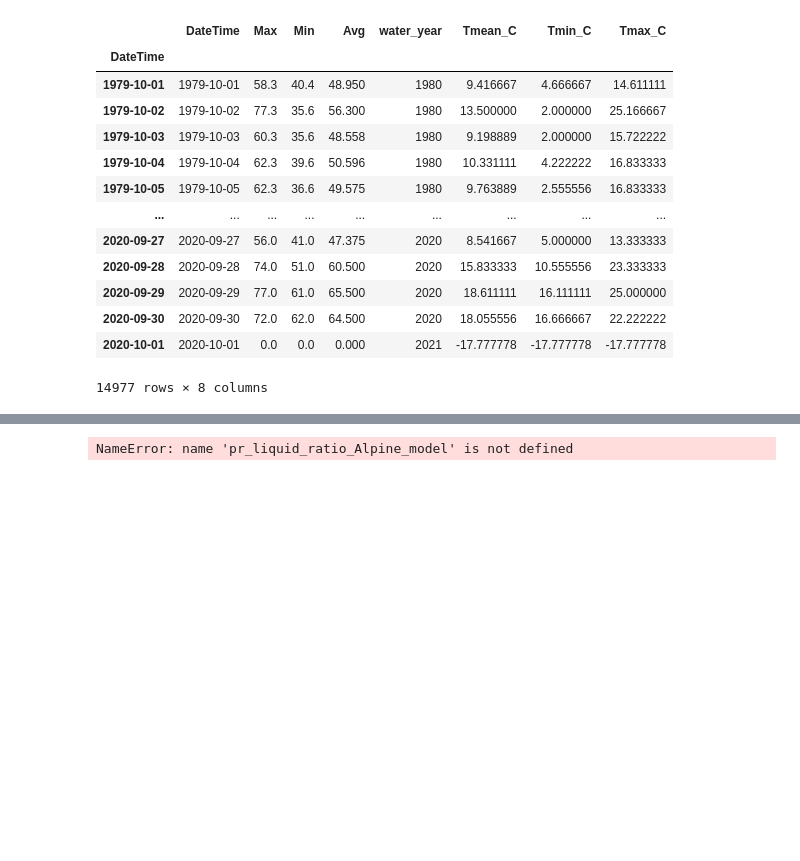
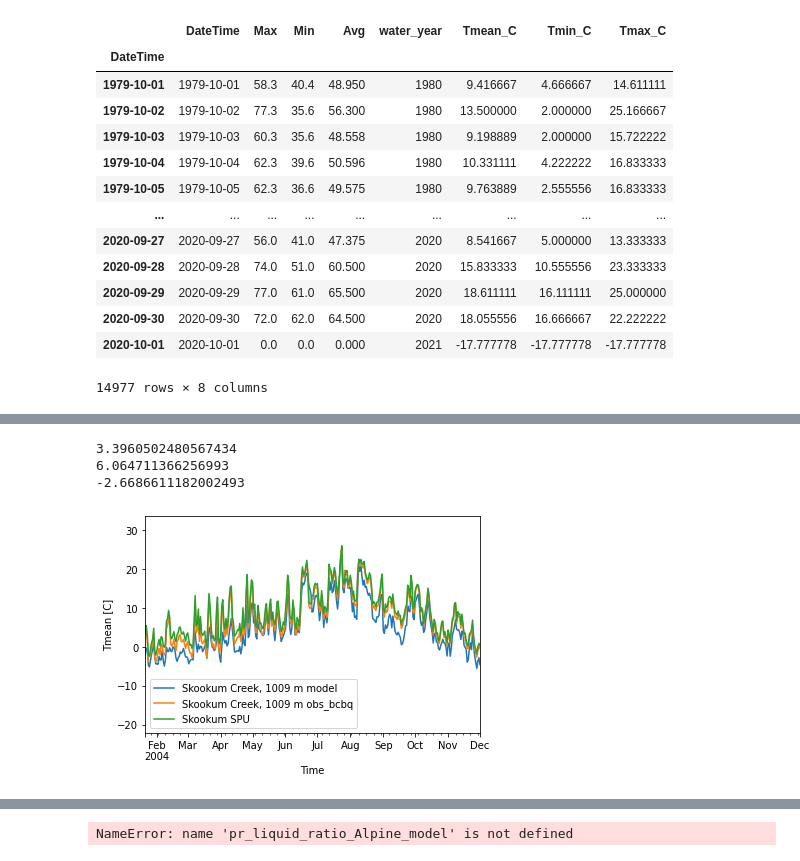
Before and after one commit to NCristea/Snow_SCL, a Jupyter notebook: compare_datasets.ipynb, the cells around one changed output, grey strips where cells are left out. Drawn from its saved outputs; the diff is of its cells as text; code cells hidden in the pictures; blank space fills up the shorter version.

```diff
--- a/compare_datasets.ipynb
+++ b/compare_datasets.ipynb
@@ -276,0 +322,19 @@ Difference annual Tmean model-obs -4.5271679680933605
+# %%
+#plot modeled T vs. observed at Skookum Creek
+ax = df_model_data_Skookum.plot(kind='line',  y = 'tmean_point', label = 'Skookum Creek, 1009 m model')
+df_snotel_Skookum.plot(kind='line',  y = 'Tmean_C', label = 'Skookum Creek, 1009 m obs_bcbq', ax = ax)
+df_snotel_obs_SPU_Skookum_T_.plot(kind='line',  y = 'Tmean_C', label = 'Skookum SPU', ax = ax)
+ax.set_xlim([datetime(2004, 1, 21), datetime(2004, 12, 1)])
+plt.xlabel('Time')
+plt.ylabel('Tmean [C]')
+
+mean_diff_T = df_model_data_Skookum.tmean_point.mean() - df_snotel_Skookum.Tmean_C.mean()
+
+print(df_model_data_Skookum.tmean_point.mean())
+print(df_snotel_Skookum.Tmean_C.mean())
+print(mean_diff_T)
+# %% [output]
+3.3960502480567434
+6.064711366256993
+-2.6686611182002493
+[figure, added]
```
Also changed, not shown: parts of 16 cells of this notebook, 9 other files.
